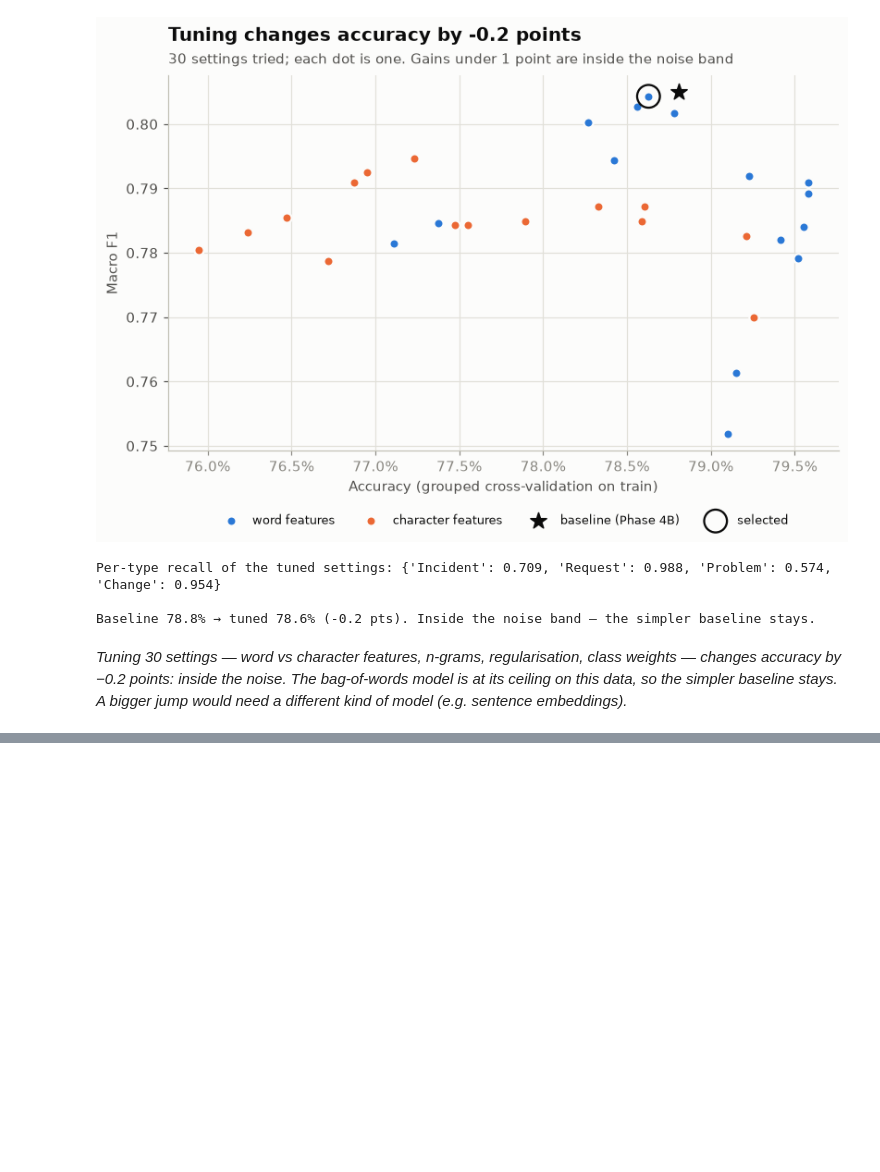
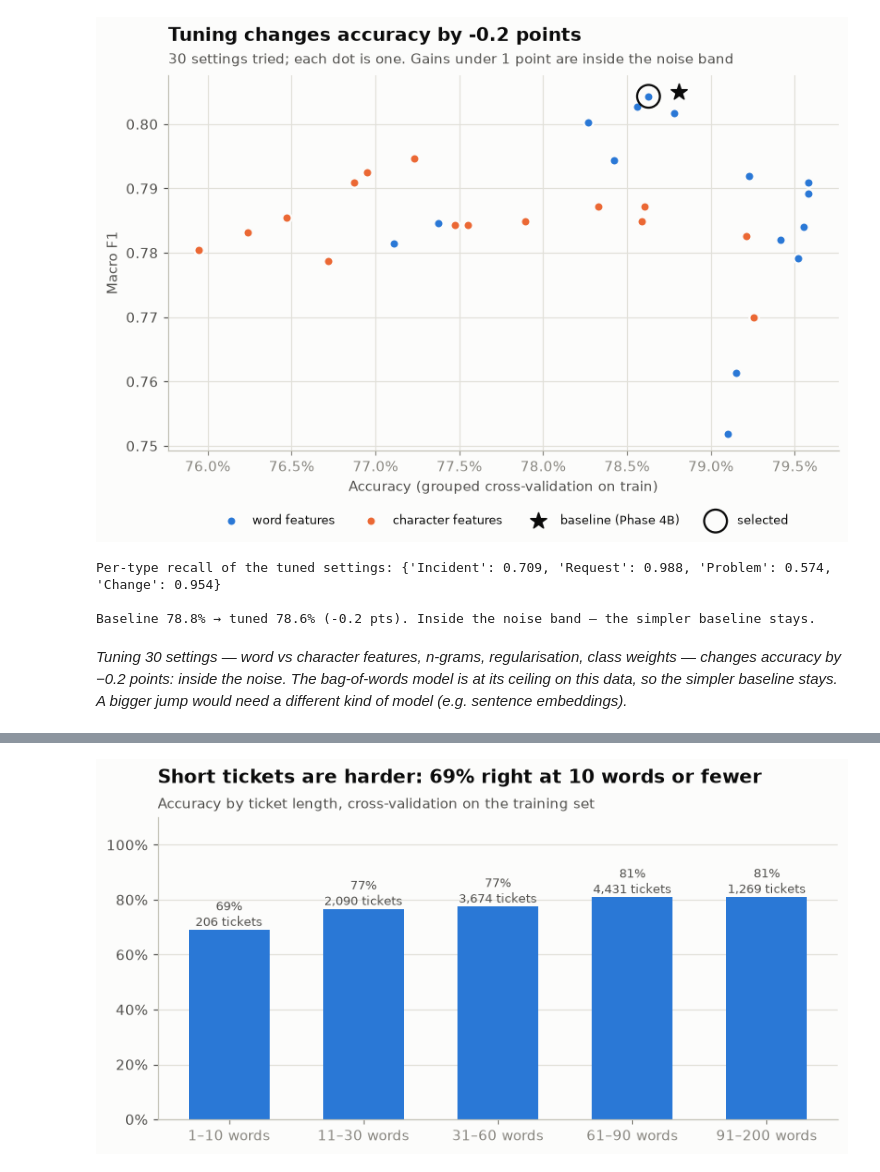
Before and after one commit to karthikiyer365/Live, a Jupyter notebook: topic-classification/department_classifier_pipeline.ipynb, the cells around one changed output, grey strips where cells are left out. Saved outputs shown, nothing was run; the diff lists cells and outputs as text; code cells hidden in the pictures; blank space fills up the shorter version.

```diff
--- a/topic-classification/department_classifier_pipeline.ipynb
+++ b/topic-classification/department_classifier_pipeline.ipynb
@@ -1216,0 +1220,24 @@ Baseline 78.8% → tuned 78.6% (-0.2 pts). Inside the noise band — the simpler
+# %%
+# Step 18 (length) — every training ticket gets one honest, cross-validated prediction and confidence
+cv_classes = np.sort(y_train.unique())  # predict_proba columns come in sorted class order
+proba = cross_val_predict(clone(FINAL_PIPELINE), train_df["text"], y_train, groups=train_df["family_id"],
+                          cv=GROUPED_CV, n_jobs=-1, method="predict_proba")
+errors = train_df[["text", "n_words", LABEL, "family_id"]].assign(
+    predicted=cv_classes[proba.argmax(axis=1)], confidence=proba.max(axis=1))
+errors["correct"] = errors["predicted"] == errors[LABEL]
+
+by_length = errors.groupby(pd.cut(errors["n_words"], [0, 10, 30, 60, 90, 200]), observed=True)["correct"].agg(["mean", "size"])
+fig, ax = plt.subplots(figsize=(8.5, 3.8))
+x = np.arange(len(by_length))
+ax.bar(x, by_length["mean"], width=0.6, color=CAT[0])
+for xi, (acc, n) in enumerate(by_length.itertuples(index=False)):
+    ax.text(xi, acc + 0.015, f"{acc:.0%}\n{n:,} tickets", ha="center", fontsize=8.5, color=INK_2)
+ax.set_xticks(x, [f"{iv.left + 1}–{iv.right} words" for iv in by_length.index])
+ax.set_ylim(0, 1.1)
+ax.yaxis.set_major_formatter(mpl.ticker.PercentFormatter(1.0))
+ax.grid(axis="x", visible=False)
+headline(ax, f"Short tickets are harder: {by_length['mean'].iloc[0]:.0%} right at 10 words or fewer",
+         "Accuracy by ticket length, cross-validation on the training set")
+plt.show()
+# %% [output]
+[figure, added]
```
Also changed, not shown: parts of 5 cells of this notebook.
